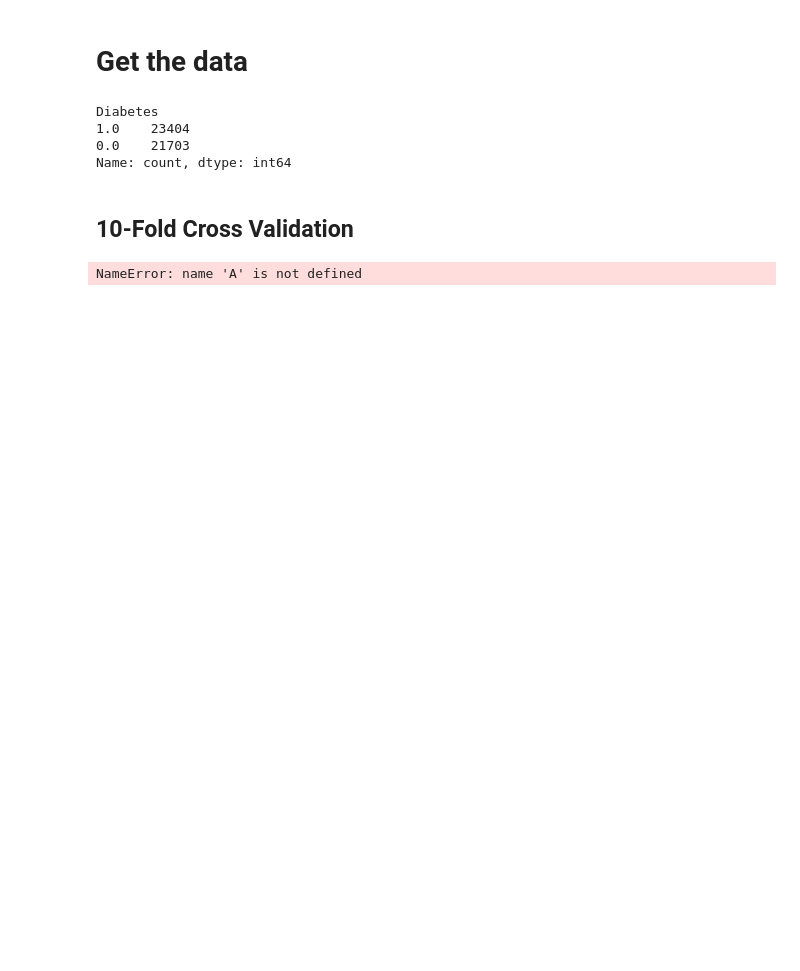
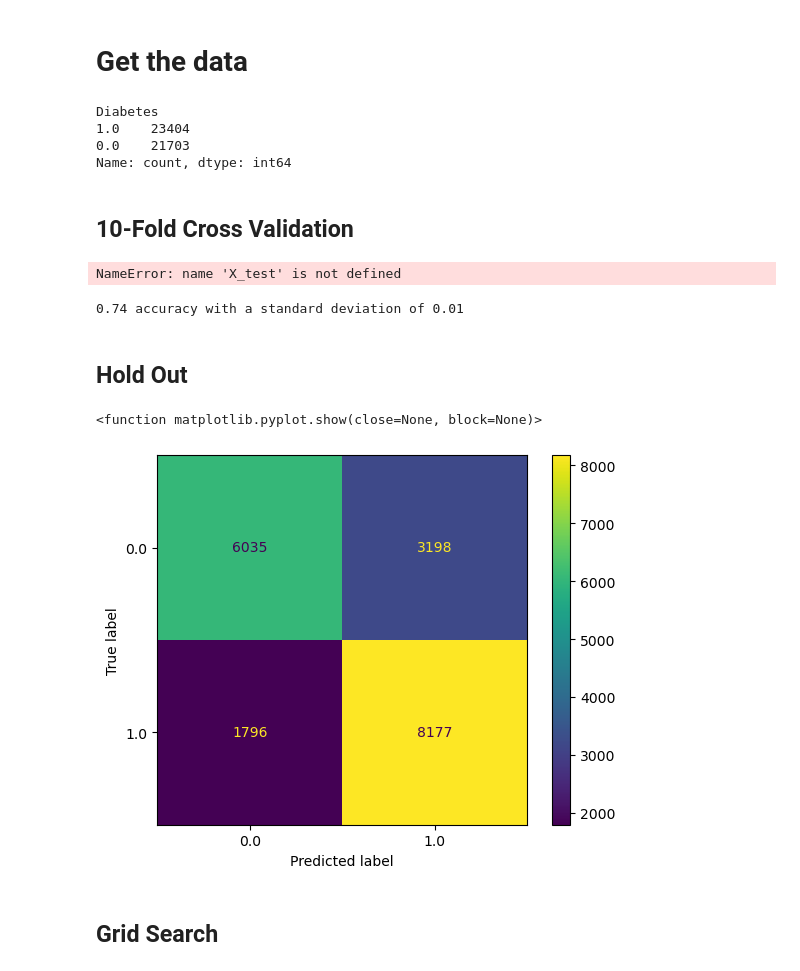
Before and after one commit to jpmbrito123/DAA, a Jupyter notebook: nossodataset/SupportVectorMachine.ipynb, the cells around one changed output. Cells and saved outputs as stored; diff of their text form; code cells hidden in the pictures; blank space fills up the shorter version.

```diff
--- a/nossodataset/SupportVectorMachine.ipynb
+++ b/nossodataset/SupportVectorMachine.ipynb
@@ -34,7 +35,27 @@ Name: count, dtype: int64
 # %% [markdown]
 ## 10-Fold Cross Validation
 # %%
-cross_valid_model = SVC(random_state=2021)
-scores = cross_val_score(cross_valid_model, X, np.ravel(y), cv=10)
+cross_valid_model = SVC(random_state=2023)
+scores = cross_val_score(cross_valid_model, X_test, np.ravel(y_test), cv=10)
+scores
 # %% [output]
-NameError: name 'A' is not defined
+NameError: name 'X_test' is not defined
+# %%
+print("%0.2f accuracy with a standard deviation of %0.2f"%(scores.mean(),scores.std()))
+# %% [output]
+0.74 accuracy with a standard deviation of 0.01
+# %% [markdown]
+## Hold Out
+# %%
+model= SVC(random_state=25112002)
+model.fit(X_train,y_train)
+predictions=model.predict(X_test)
+print("%0.2f accuracy"%(accuracy_score(y_test,predictions)))
+# %%
+ConfusionMatrixDisplay.from_predictions(y_test, predictions)
+plt.show
+# %% [output]
+<function matplotlib.pyplot.show(close=None, block=None)>
+[figure, added]
+# %% [markdown]
+## Grid Search
```
Also changed, not shown: parts of 7 cells of this notebook, 1 other file.
